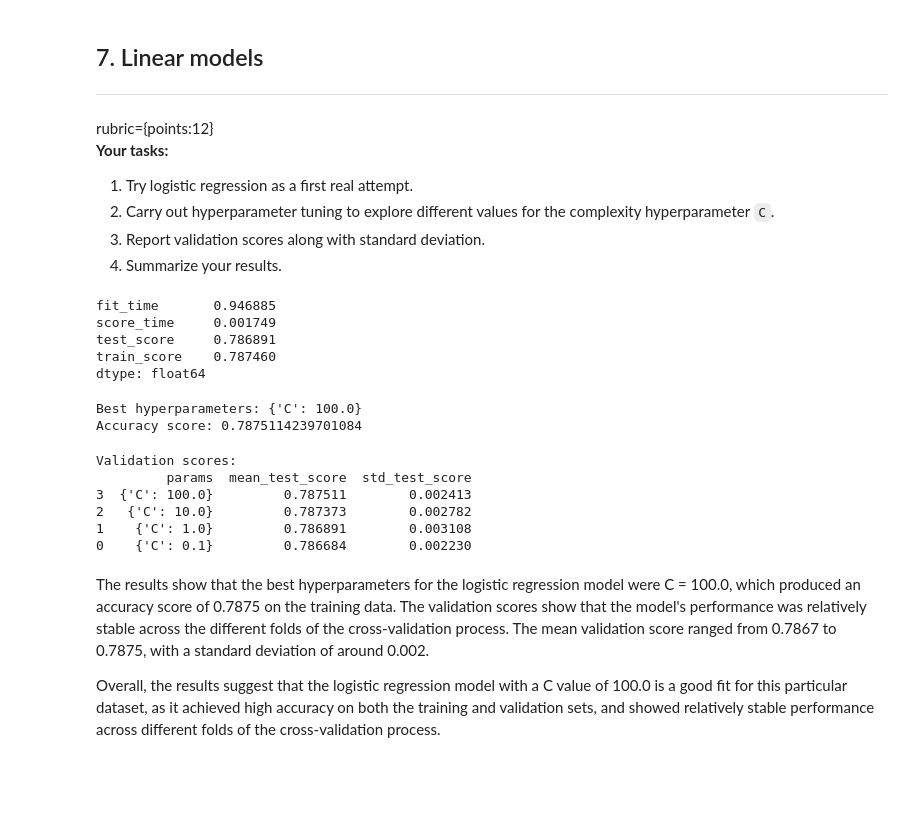
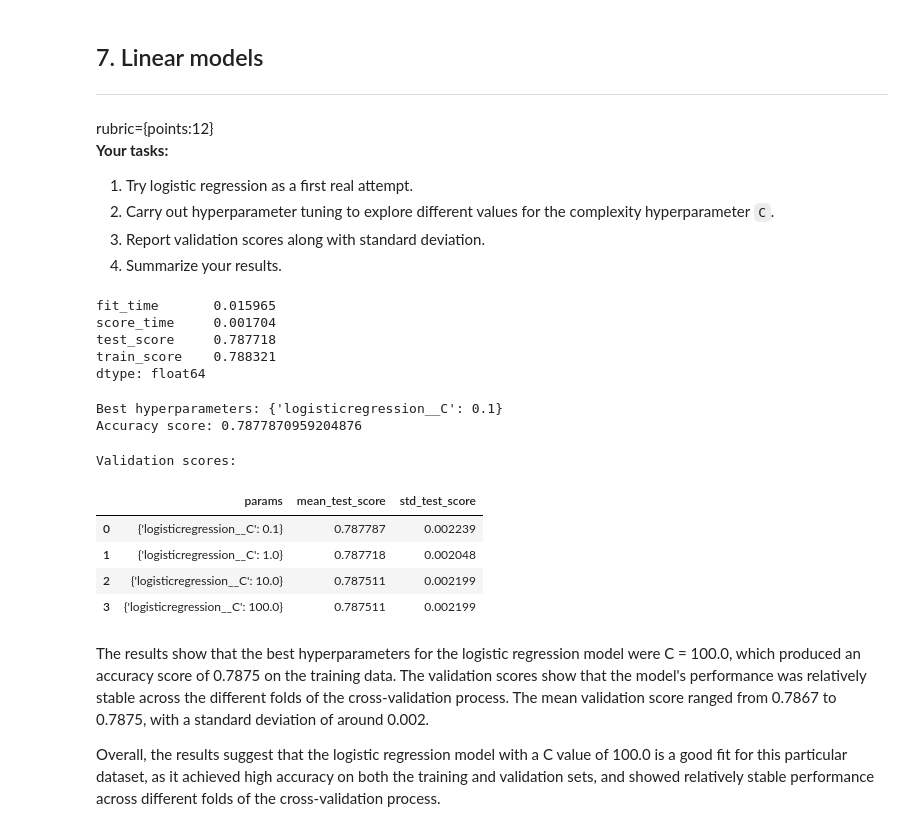
Before and after one commit to aaaka5h/Res-Cancellation-Model, a Jupyter notebook: hw6-starter.ipynb, the cells around one changed output. Drawn from its saved outputs; the diff is of its cells as text; code cells hidden in the pictures; blank space fills up the shorter version.

```diff
--- a/hw6-starter.ipynb
+++ b/hw6-starter.ipynb
@@ -348,46 +346,48 @@ rubric={points:12}
 4. Summarize your results.
 # %%
 lr = LogisticRegression(max_iter=10000)
+pipe_lr = make_pipeline(preprocessor, lr)
 cross_val_results = pd.DataFrame(
-    cross_validate(lr, X_train, y_train, return_train_score=True)
+    cross_validate(pipe_lr, X_train, y_train, return_train_score=True)
 )
 cross_val_results.mean()
 # %% [output]
-fit_time       0.946885
-score_time     0.001749
-test_score     0.786891
-train_score    0.787460
+fit_time       0.015965
+score_time     0.001704
+test_score     0.787718
+train_score    0.788321
 dtype: float64
 # %%
 # We now tune the hyperparameter C using grid search
 param_grid = {
-    'C': [0.1, 1.0, 10.0, 100.0]
+    'logisticregression__C': [0.1, 1.0, 10.0, 100.0]
 }
-grid_search = GridSearchCV(lr, param_grid, cv=5, scoring='accuracy')
+grid_search = GridSearchCV(pipe_lr, param_grid, cv=5, scoring='accuracy')
 grid_search.fit(X_train, y_train)
 print("Best hyperparameters:", grid_search.best_params_)
 print("Accuracy score:", grid_search.best_score_)
 # %% [output]
-Best hyperparameters: {'C': 100.0}
-Accuracy score: 0.7875114239701084
+Best hyperparameters: {'logisticregression__C': 0.1}
+Accuracy score: 0.7877870959204876
 # %%
 cv_results = pd.DataFrame(grid_search.cv_results_)
 cv_results = cv_results[['params', 'mean_test_score', 'std_test_score']]
 cv_results = cv_results.sort_values(by='mean_test_score', ascending=False)
-print("\nValidation scores:")
-print(cv_results)
 
 row_avg_lr = pd.DataFrame(cross_val_results).T.iloc[:, 1:].mean(axis=1)
 results = pd.DataFrame({
     "Logistic Regression": row_avg_lr
 })
+
+print("\nValidation scores:")
+cv_results
 # %% [output]
 Validation scores:
-         params  mean_test_score  std_test_score
-3  {'C': 100.0}         0.787511        0.002413
-2   {'C': 10.0}         0.787373        0.002782
-1    {'C': 1.0}         0.786891        0.003108
-0    {'C': 0.1}         0.786684        0.002230
+|  | params | mean_test_score | std_test_score |
+| 0 | {'logisticregression__C': 0.1} | 0.787787 | 0.002239 |
+| 1 | {'logisticregression__C': 1.0} | 0.787718 | 0.002048 |
+| 2 | {'logisticregression__C': 10.0} | 0.787511 | 0.002199 |
+| 3 | {'logisticregression__C': 100.0} | 0.787511 | 0.002199 |
 # %% [markdown]
 The results show that the best hyperparameters for the logistic regression model were C = 100.0, which produced an accuracy score of 0.7875 on the training data. The validation scores show that the model's performance was relatively stable across the different folds of the cross-validation process. The mean validation score ranged from 0.7867 to 0.7875, with a standard deviation of around 0.002.
 
```
Also changed, not shown: parts of 16 cells of this notebook.
